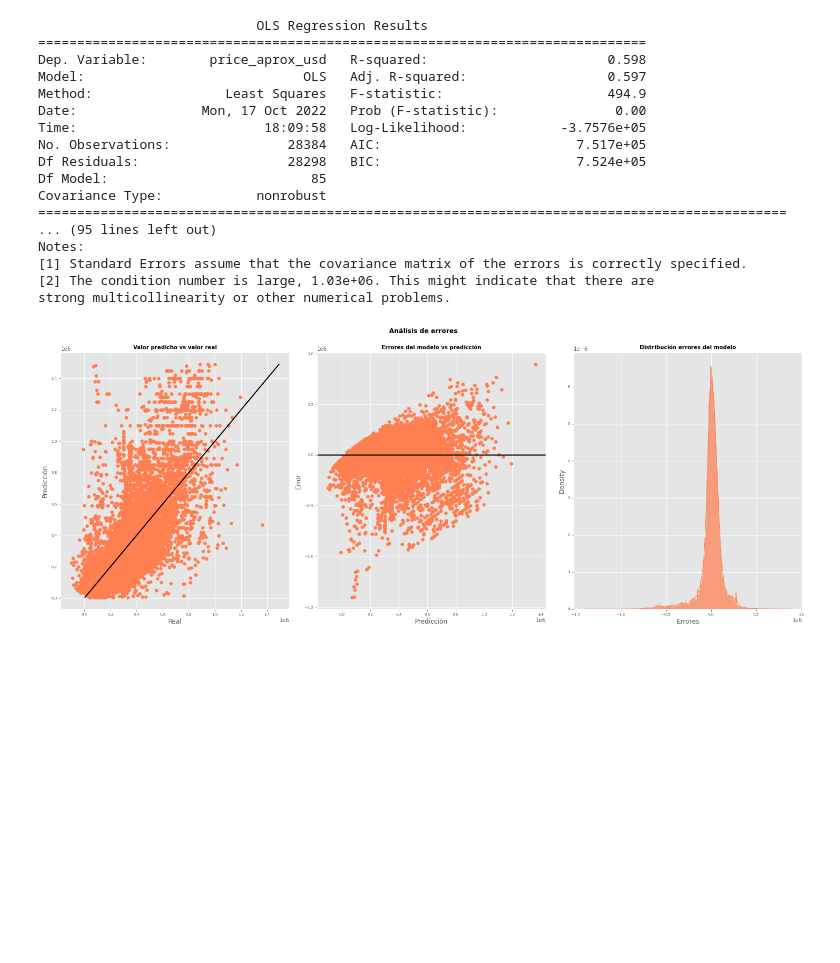
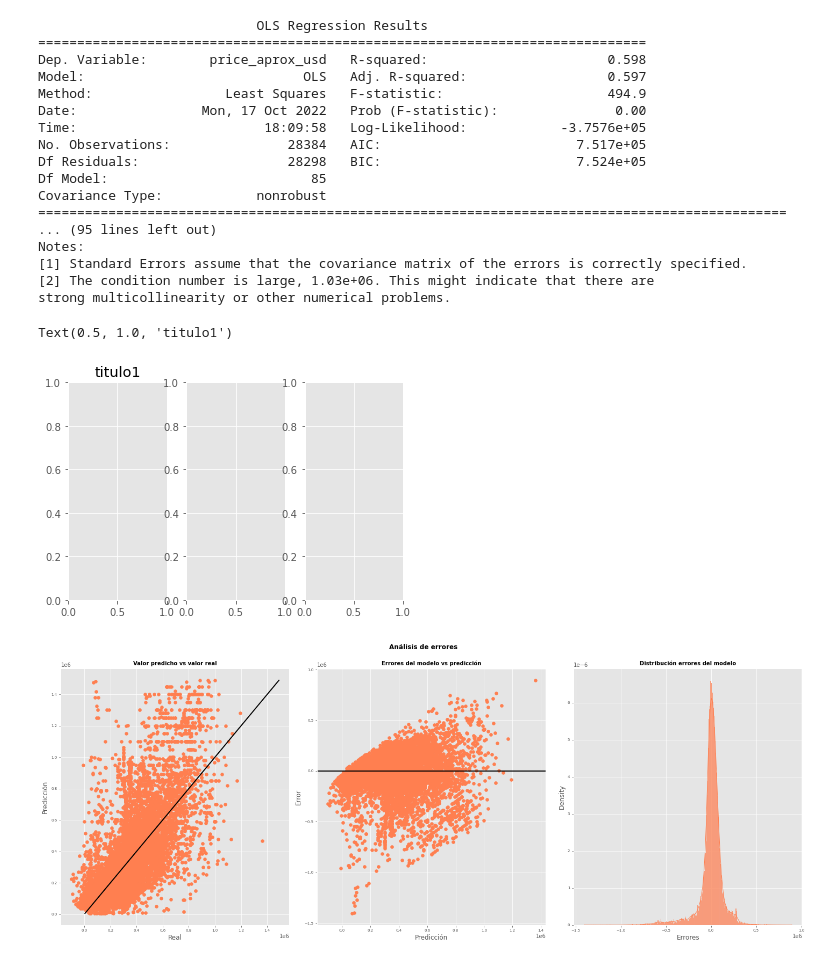
Before and after one commit to Juanlandolfi/Data-Science-Digital-House, a Jupyter notebook: Entrega_2/Grupo7_TP02_final.ipynb, the cells around one changed output. Saved outputs shown, nothing was run; the diff lists cells and outputs as text; code cells hidden in the pictures; blank space fills up the shorter version.

```diff
--- a/Entrega_2/Grupo7_TP02_final.ipynb
+++ b/Entrega_2/Grupo7_TP02_final.ipynb
@@ -200,6 +211,12 @@ Notes:
 [1] Standard Errors assume that the covariance matrix of the errors is correctly specified.
 [2] The condition number is large, 1.03e+06. This might indicate that there are
 strong multicollinearity or other numerical problems.
+# %%
+fig, ax = plt.subplots(1,3)
+ax[0].set_title('titulo1')
+# %% [output]
+Text(0.5, 1.0, 'titulo1')
+[figure, added]
 # %%
 # Análisis visual de errores
 # =*=*=*=*=*=*=*=*=*=*=*=*=*=*=*=*=*=*=*=*=*=*=*=*=*=*=*=*=*=*=*=*=*=*=*=*=*=*=*=*
```
Also changed, not shown: parts of 19 cells of this notebook, 2 other files.
